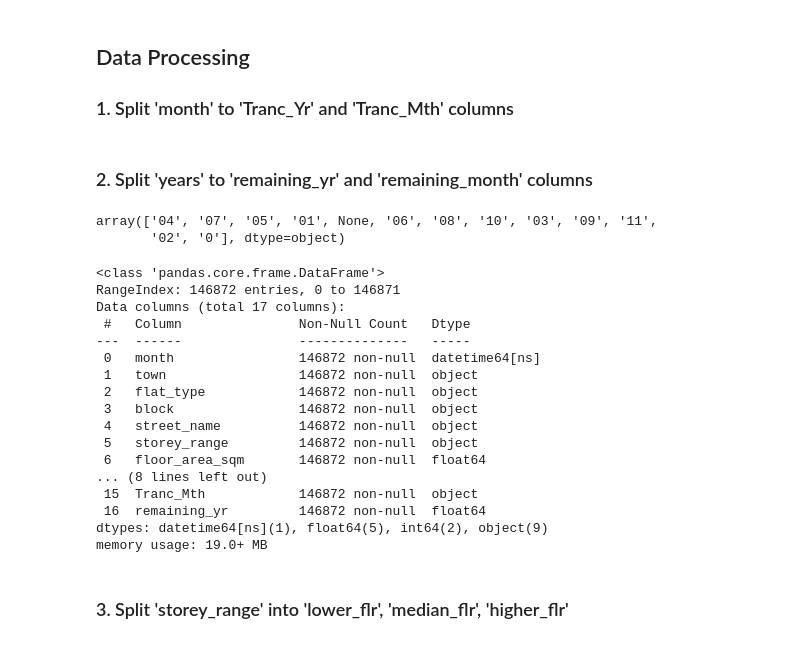
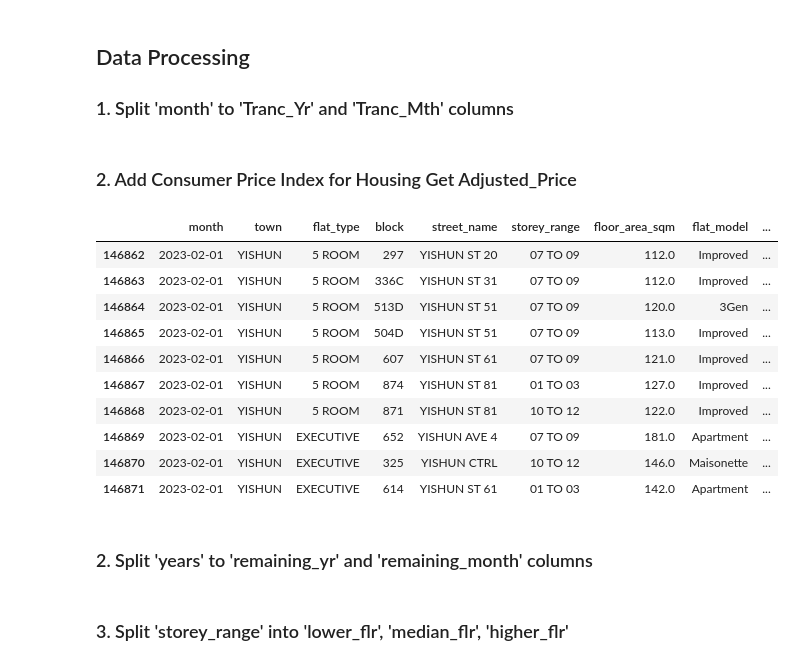
Before and after one commit to DalePeh/PersonalPortfolio, a Jupyter notebook: eda-model-pipepline.ipynb, the cells around one changed output. Saved outputs shown, nothing was run; the diff lists cells and outputs as text; code cells hidden in the pictures.

Commit message:
Kaggle Notebook | EDA-model-pipepline | Version 9

```diff
--- a/eda-model-pipepline.ipynb
+++ b/eda-model-pipepline.ipynb
@@ -58,3 +59,5 @@ hdb_resale.head()
 | 2 | 2017-01 | ANG MO KIO | 3 ROOM | 602 | ANG MO KIO AVE 5 | 01 TO 03 | 67.0 | New Generation | ... |
 | 3 | 2017-01 | ANG MO KIO | 3 ROOM | 465 | ANG MO KIO AVE 10 | 04 TO 06 | 68.0 | New Generation | ... |
 | 4 | 2017-01 | ANG MO KIO | 3 ROOM | 601 | ANG MO KIO AVE 5 | 01 TO 03 | 67.0 | New Generation | ... |
+# %%
+cpi_housing = pd.read_csv(r'/kaggle/input/hdb-resale-2017-2023feb/CPI_2000to2022Feb.csv')
@@ -61,3 +78,5 @@ hdb_resale.head()
+# %%
+cpi_housing.drop(cpi_housing.columns[3], axis=1, inplace=True)
 # %% [markdown]
 ## Data Processing
 
@@ -69,6 +88,25 @@ hdb_resale['month'] = pd.to_datetime(hdb_resale['month'])
 #Get 'Tranc_Yr' and 'Tranc_Mth' columns
 hdb_resale['Tranc_Yr'] = hdb_resale['month'].dt.year
 hdb_resale['Tranc_Mth'] = hdb_resale['month'].dt.month_name()
+# %% [markdown]
+### 2. Add Consumer Price Index for Housing Get Adjusted_Price
+# %%
+# Update and merge CPI
+hdb_resale = pd.merge(hdb_resale, cpi_housing,left_on=['Tranc_Yr', 'Tranc_Mth'],right_on=['Tranc_Yr', 'Tranc_Mth'],how='left')
+# %%
+hdb_resale.tail(10)
+# %% [output]
+|  | month | town | flat_type | block | street_name | storey_range | floor_area_sqm | flat_model | ... |
+| 146862 | 2023-02-01 | YISHUN | 5 ROOM | 297 | YISHUN ST 20 | 07 TO 09 | 112.0 | Improved | ... |
+| 146863 | 2023-02-01 | YISHUN | 5 ROOM | 336C | YISHUN ST 31 | 07 TO 09 | 112.0 | Improved | ... |
+| 146864 | 2023-02-01 | YISHUN | 5 ROOM | 513D | YISHUN ST 51 | 07 TO 09 | 120.0 | 3Gen | ... |
+| 146865 | 2023-02-01 | YISHUN | 5 ROOM | 504D | YISHUN ST 51 | 07 TO 09 | 113.0 | Improved | ... |
+| 146866 | 2023-02-01 | YISHUN | 5 ROOM | 607 | YISHUN ST 61 | 07 TO 09 | 121.0 | Improved | ... |
+| 146867 | 2023-02-01 | YISHUN | 5 ROOM | 874 | YISHUN ST 81 | 01 TO 03 | 127.0 | Improved | ... |
+| 146868 | 2023-02-01 | YISHUN | 5 ROOM | 871 | YISHUN ST 81 | 10 TO 12 | 122.0 | Improved | ... |
+| 146869 | 2023-02-01 | YISHUN | EXECUTIVE | 652 | YISHUN AVE 4 | 07 TO 09 | 181.0 | Apartment | ... |
+| 146870 | 2023-02-01 | YISHUN | EXECUTIVE | 325 | YISHUN CTRL | 10 TO 12 | 146.0 | Maisonette | ... |
+| 146871 | 2023-02-01 | YISHUN | EXECUTIVE | 614 | YISHUN ST 61 | 01 TO 03 | 142.0 | Apartment | ... |
 # %% [markdown]
 ### 2. Split 'years' to 'remaining_yr' and 'remaining_month' columns
 # %%
@@ -83,9 +121,6 @@ hdb_resale['remaining_month'] = hdb_resale['remaining_month'].replace({r'\bmonth
 # %%
 # list values of remaining_month
 hdb_resale.remaining_month.unique()
-# %% [output]
-array(['04', '07', '05', '01', None, '06', '08', '10', '03', '09', '11',
-       '02', '0'], dtype=object)
 # %%
 #fill null values with 0
 hdb_resale['remaining_month'] = hdb_resale.remaining_month.fillna(0)
@@ -106,24 +141,6 @@ hdb_resale['remaining_yr'] = hdb_resale['remaining_yr'] + hdb_resale['remaining_
 hdb_resale.drop('remaining_month', axis = 1, inplace=True)
 # %%
 hdb_resale.info()
-# %% [output]
-<class 'pandas.core.frame.DataFrame'>
-RangeIndex: 146872 entries, 0 to 146871
-Data columns (total 17 columns):
- #   Column               Non-Null Count   Dtype
----  ------               --------------   -----
- 0   month                146872 non-null  datetime64[ns]
- 1   town                 146872 non-null  object
- 2   flat_type            146872 non-null  object
- 3   block                146872 non-null  object
- 4   street_name          146872 non-null  object
- 5   storey_range         146872 non-null  object
- 6   floor_area_sqm       146872 non-null  float64
-... (8 lines left out)
- 15  Tranc_Mth            146872 non-null  object
- 16  remaining_yr         146872 non-null  float64
-dtypes: datetime64[ns](1), float64(5), int64(2), object(9)
-memory usage: 19.0+ MB
 # %% [markdown]
 ### 3. Split 'storey_range' into 'lower_flr', 'median_flr', 'higher_flr'
 # %%
```
Also changed, not shown: parts of 7 cells of this notebook.
